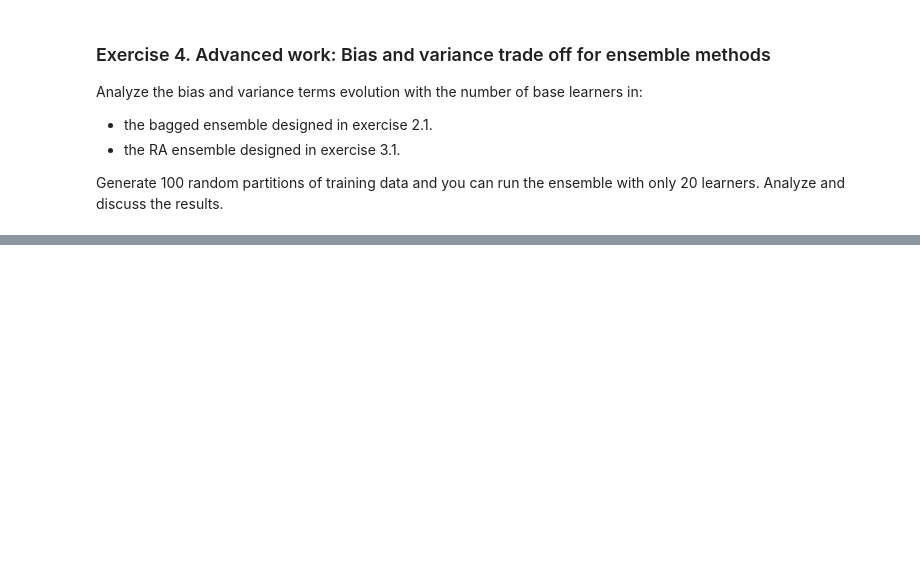
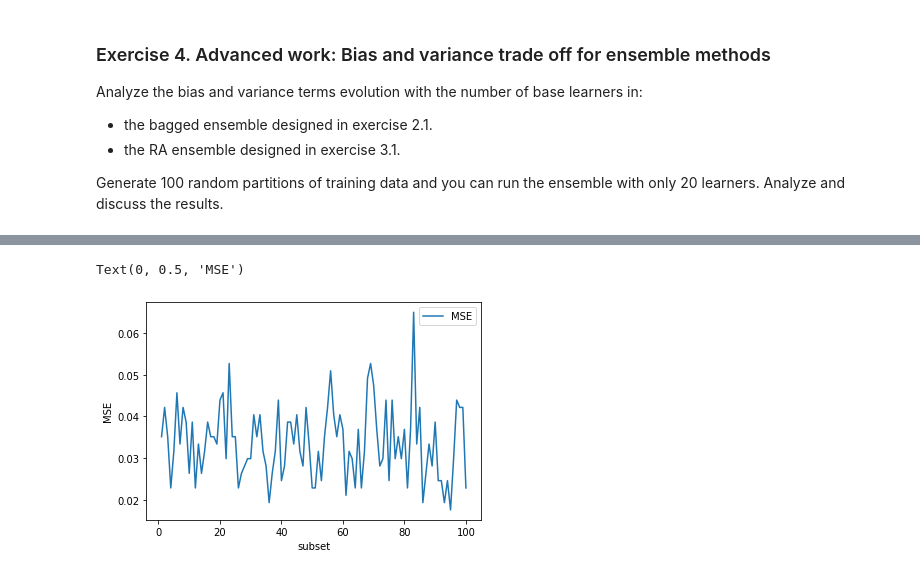
Before and after one commit to ikerarana/Machine-Learning-Notebooks, a Jupyter notebook: Curso Machine Learning UC3M Python/Week 6 - Homework 2 - Ensemblew Methods/HW2.ipynb, the cells around one changed output, grey strips where cells are left out. Drawn from its saved outputs; the diff is of its cells as text; code cells hidden in the pictures; blank space fills up the shorter version.

```diff
--- a/Curso Machine Learning UC3M Python/Week 6 - Homework 2 - Ensemblew Methods/HW2.ipynb
+++ b/Curso Machine Learning UC3M Python/Week 6 - Homework 2 - Ensemblew Methods/HW2.ipynb
@@ -1000,0 +1205,11 @@ Generate 100 random partitions of training data and you can run the ensemble wit
+# %%
+plt.figure()
+plt.plot(range(1,numParticiones+1), mse, label='MSE')
+
+
+plt.legend()
+plt.xlabel('subset')
+plt.ylabel('MSE')
+# %% [output]
+Text(0, 0.5, 'MSE')
+[figure, added]
```
Also changed, not shown: parts of 24 cells of this notebook.
